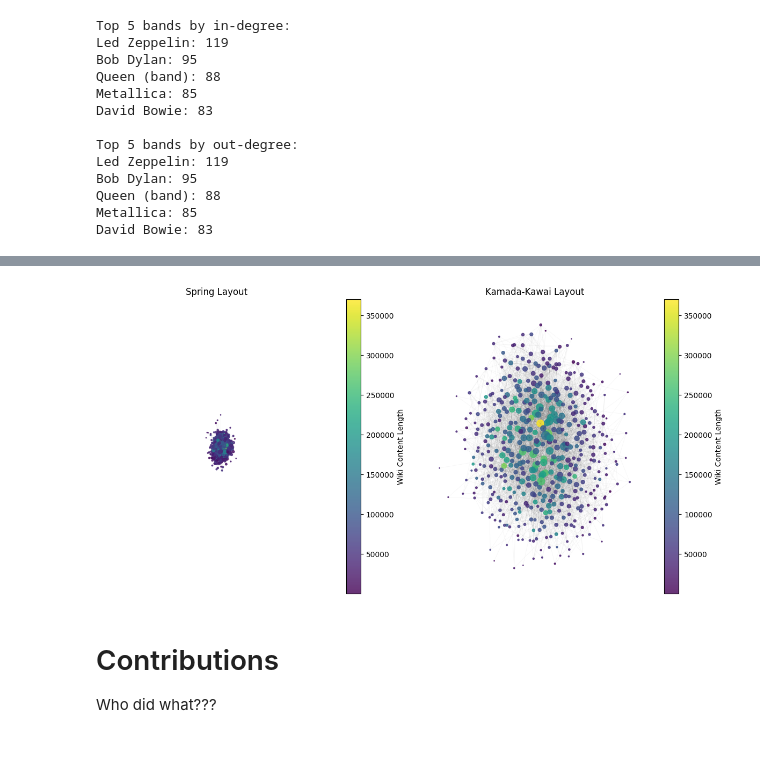
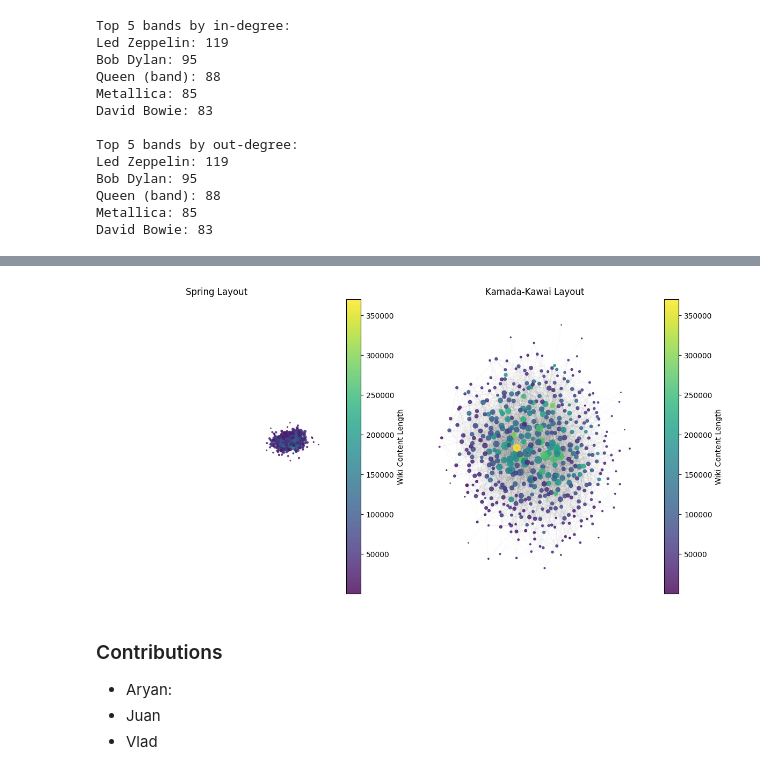
Before and after one commit to rifolio/dtu-projects-2025-autumn, a Jupyter notebook: social-graphs/Assignment1.ipynb, the cells around one changed output, grey strips where cells are left out. Saved outputs shown, nothing was run; the diff lists cells and outputs as text; code cells hidden in the pictures; blank space fills up the shorter version.

```diff
--- a/social-graphs/Assignment1.ipynb
+++ b/social-graphs/Assignment1.ipynb
@@ -170 +47,11 @@ DiGraph with 488 nodes and 7323 edges
+# %%
+import networkx as nx
+
+G_bands = nx.read_adjlist(
+    "data/rock_band_network.gz",
+    comments="#",
+    delimiter="|",
+    encoding="utf-8",
+    create_using=nx.DiGraph(),
+)
 # %%
@@ -256,48 +144,54 @@ Deep Purple: 96
 [figure]
 # %%
-import matplotlib.pyplot as plt
 from matplotlib import cm
+import json
+
+bands_content_lengths = json.load(
+    open("data/rock_band_content_lengths.json", "r", encoding="utf-8")
+)
 
 degrees = dict(G_band_undirected.degree())
 node_sizes = [degrees[n] for n in G_band_undirected.nodes]
-content_lengths = [len(downloaded_pages[n]) for n in G_band_undirected.nodes]
+content_lengths = [bands_content_lengths[n] for n in G_band_undirected.nodes]
 
 cmap = cm.viridis
 nodes_kwargs = {
     "G": G_band_undirected,
     "node_size": node_sizes,
     "node_color": content_lengths,
     "cmap": cmap,
     "alpha": 0.8,
 }
 edges_kwargs = {
     "G": G_band_undirected,
     "alpha": 0.04,
     "width": 0.5,
 }
-
+# Spring Layout graph
 plt.figure(figsize=(12, 6))
 plt.subplot(121)
-pos_spring = nx.spring_layout(G_band_undirected, seed=1)
+pos_spring = nx.spring_layout(G_band_undirected, seed=42)
 nodes_spring = nx.draw_networkx_nodes(pos=pos_spring, **nodes_kwargs)
 nx.draw_networkx_edges(pos=pos_spring, **edges_kwargs)
 plt.title("Spring Layout")
 plt.axis("off")
 plt.colorbar(nodes_spring, label="Wiki Content Length")
-
+# Kamada-Kawai Layout graph
 plt.subplot(122)
 pos_kamada = nx.kamada_kawai_layout(G_band_undirected)
 nodes_kamada = nx.draw_networkx_nodes(pos=pos_kamada, **nodes_kwargs)
 nx.draw_networkx_edges(pos=pos_kamada, **edges_kwargs)
 plt.title("Kamada-Kawai Layout")
 plt.axis("off")
 plt.colorbar(nodes_kamada, label="Wiki Content Length")
 
 plt.tight_layout()
 plt.show()
 # %% [output]
-[figure, old version]
+[figure, new version]
-# %% [markdown]
-# Contributions
-
-Who did what???
+# %% [markdown]
+### Contributions
+
+- Aryan:
+- Juan
+- Vlad
```
Also changed, not shown: parts of 8 cells of this notebook, 51 other files.
